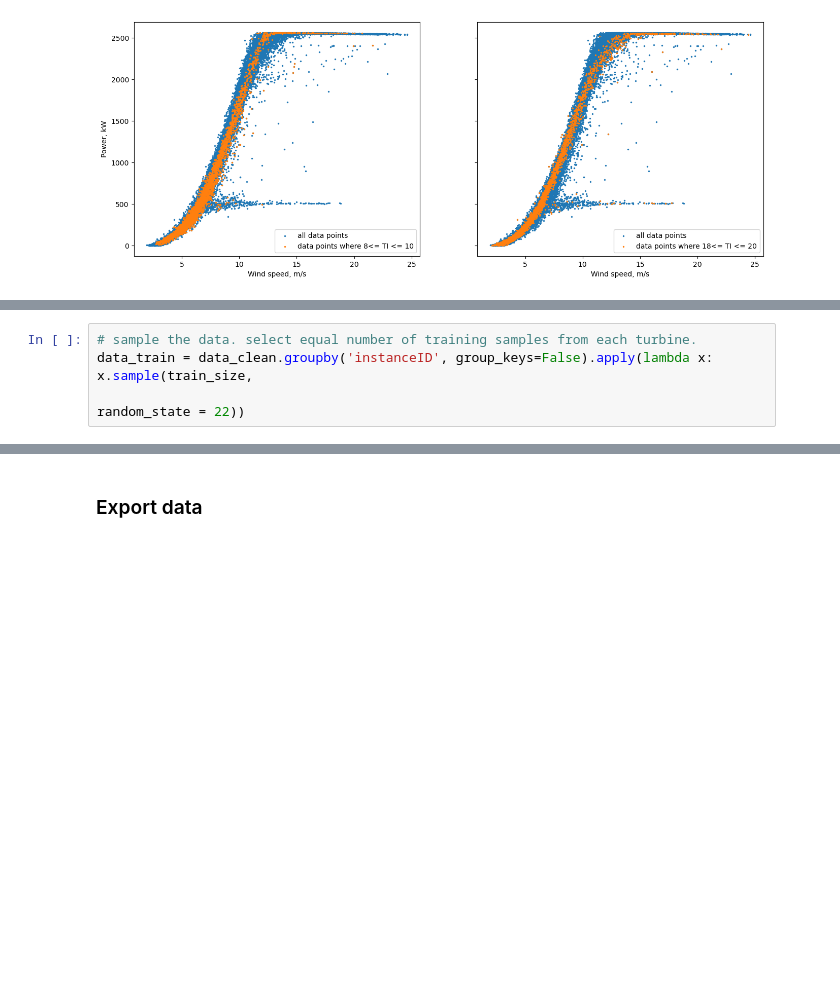
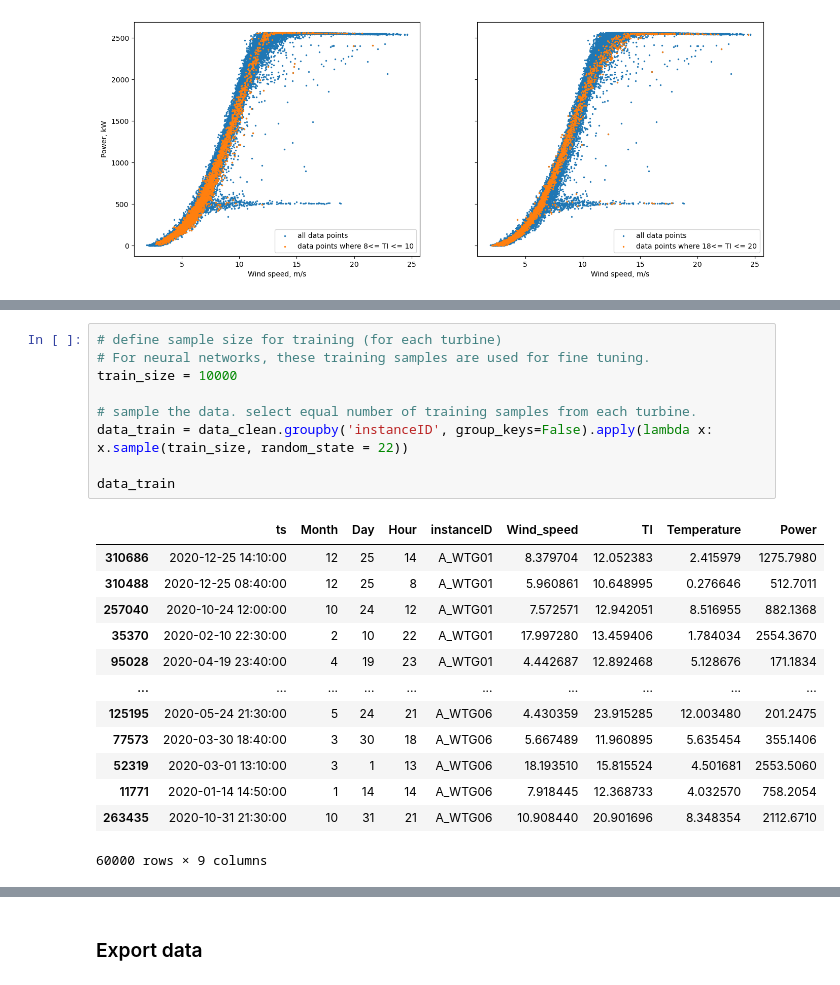
Before and after one commit to jingtingchong/Wind-turbine-performance-modelling, a Jupyter notebook: EDA/EDA-A.ipynb, the cells around one changed output, grey strips where cells are left out. Drawn from its saved outputs; the diff is of its cells as text; blank space fills up the shorter version.

```diff
--- a/EDA/EDA-A.ipynb
+++ b/EDA/EDA-A.ipynb
@@ -232,4 +275,23 @@ train_size = 10000
 # %%
+# define sample size for training (for each turbine)
+# For neural networks, these training samples are used for fine tuning.
+train_size = 10000
+
 # sample the data. select equal number of training samples from each turbine.
-data_train = data_clean.groupby('instanceID', group_keys=False).apply(lambda x: x.sample(train_size,
-                                                                                 random_state = 22))
+data_train = data_clean.groupby('instanceID', group_keys=False).apply(lambda x: x.sample(train_size, random_state = 22))
+
+data_train
+# %% [output]
+|  | ts | Month | Day | Hour | instanceID | Wind_speed | TI | Temperature | Power |
+| 310686 | 2020-12-25 14:10:00 | 12 | 25 | 14 | A_WTG01 | 8.379704 | 12.052383 | 2.415979 | 1275.7980 |
+| 310488 | 2020-12-25 08:40:00 | 12 | 25 | 8 | A_WTG01 | 5.960861 | 10.648995 | 0.276646 | 512.7011 |
+| 257040 | 2020-10-24 12:00:00 | 10 | 24 | 12 | A_WTG01 | 7.572571 | 12.942051 | 8.516955 | 882.1368 |
+| 35370 | 2020-02-10 22:30:00 | 2 | 10 | 22 | A_WTG01 | 17.997280 | 13.459406 | 1.784034 | 2554.3670 |
+| 95028 | 2020-04-19 23:40:00 | 4 | 19 | 23 | A_WTG01 | 4.442687 | 12.892468 | 5.128676 | 171.1834 |
+| ... | ... | ... | ... | ... | ... | ... | ... | ... | ... |
+| 125195 | 2020-05-24 21:30:00 | 5 | 24 | 21 | A_WTG06 | 4.430359 | 23.915285 | 12.003480 | 201.2475 |
+| 77573 | 2020-03-30 18:40:00 | 3 | 30 | 18 | A_WTG06 | 5.667489 | 11.960895 | 5.635454 | 355.1406 |
+| 52319 | 2020-03-01 13:10:00 | 3 | 1 | 13 | A_WTG06 | 18.193510 | 15.815524 | 4.501681 | 2553.5060 |
+| 11771 | 2020-01-14 14:50:00 | 1 | 14 | 14 | A_WTG06 | 7.918445 | 12.368733 | 4.032570 | 758.2054 |
+| 263435 | 2020-10-31 21:30:00 | 10 | 31 | 21 | A_WTG06 | 10.908440 | 20.901696 | 8.348354 | 2112.6710 |
+60000 rows × 9 columns
```
Also changed, not shown: parts of 13 cells of this notebook, 7 other files.
